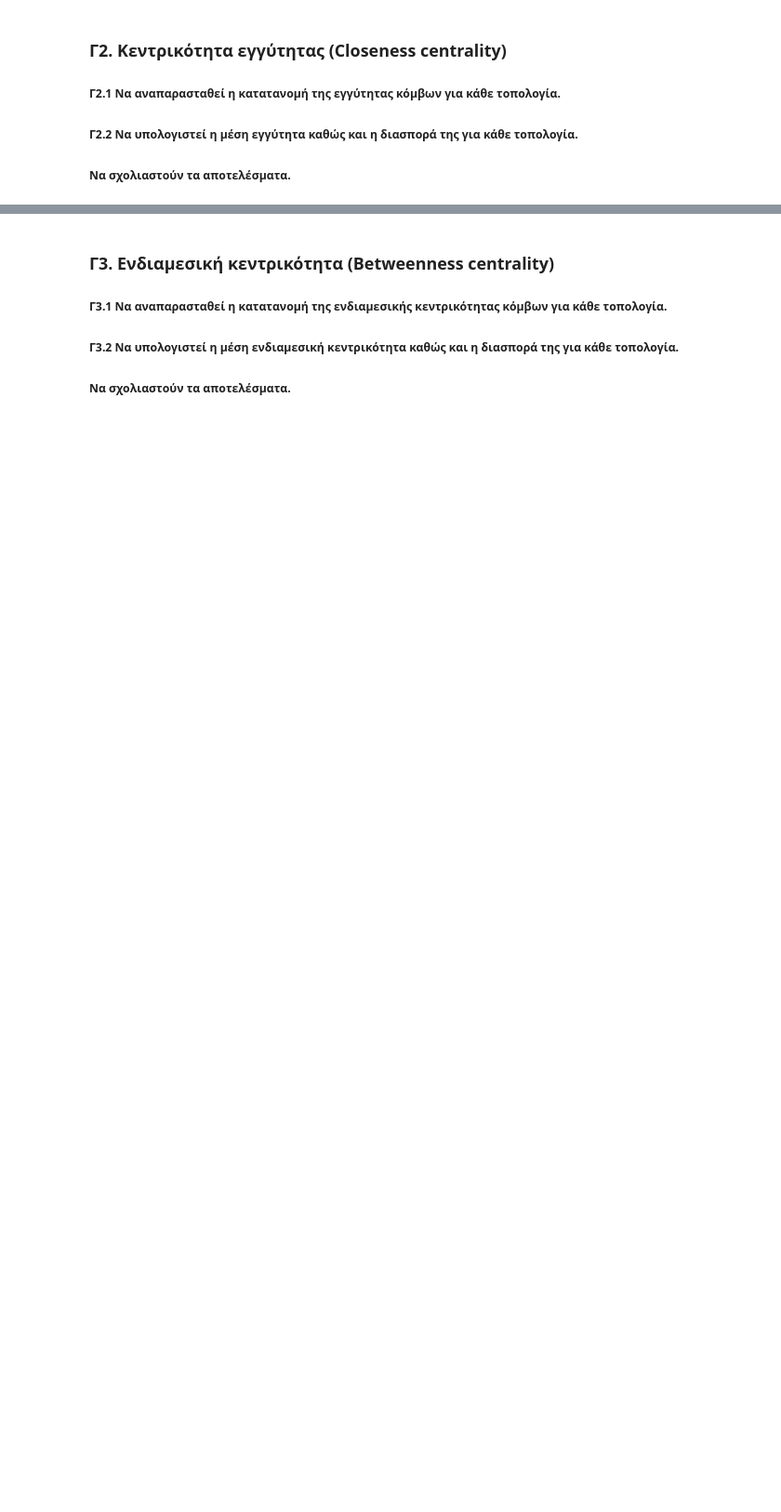
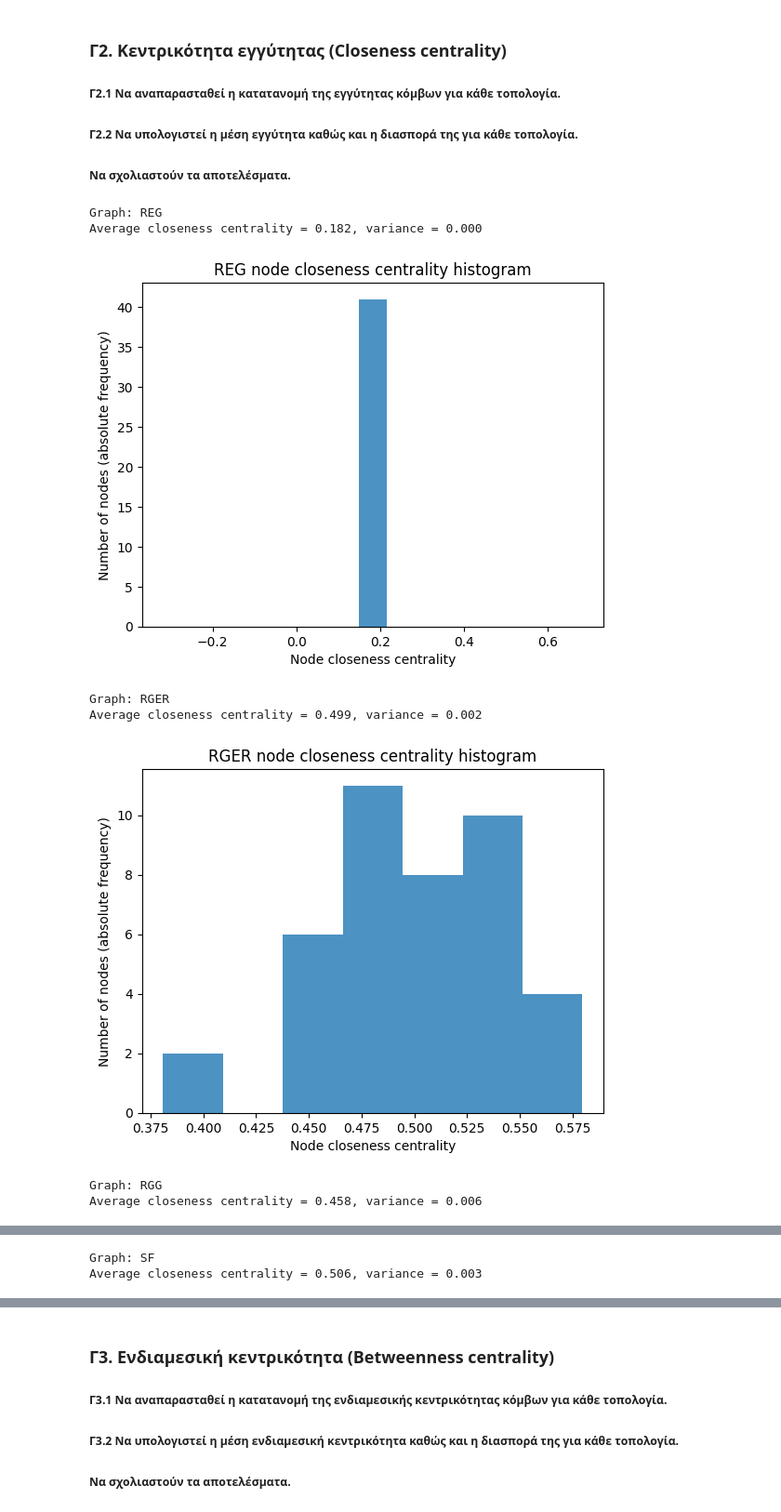
Before and after one commit to billdepo/Social-Networks-Analysis, a Jupyter notebook: lab1/lab1_student_version_Depastas.ipynb, the cells around one changed output, grey strips where cells are left out. Shown at 93% size. Cells and saved outputs as stored; diff of their text form; code cells hidden in the pictures; blank space fills up the shorter version.

```diff
--- a/lab1/lab1_student_version_Depastas.ipynb
+++ b/lab1/lab1_student_version_Depastas.ipynb
@@ -565,6 +682,54 @@ def find_degree(G):
 ##### Γ2.1 Να αναπαρασταθεί η κατατανομή της εγγύτητας κόμβων για κάθε τοπολογία.
 ##### Γ2.2 Να υπολογιστεί η μέση εγγύτητα καθώς και η διασπορά της για κάθε τοπολογία.
 ##### Να σχολιαστούν τα αποτελέσματα.
-# %%
-def find_closeness(G):
-    pass
+# %%
+def find_closeness(G: nx.Graph, n_bins='auto', verbose=True, hist=True, shared_hist=False):
+    """
+    Default mode is verbose=True, hist=True that prints information on the closeness centrality of the graph
+    and also returns them along with a histogram.
+    The 2nd mode is the shared_hist=True where nothing is returned and a common histogram plot can be created.
+    """
+    G_name: str = G.graph['name'] # name attribute of the nx.Graph object
+    n = nx.number_of_nodes(G) # nodes number
+
+    closeness_dict: dict = nx.closeness_centrality(G)
+    closeness: np.array = np.array(list(closeness_dict.values()))
+
+    # histogram of node (local) closeness
+    avg_closeness = np.mean(closeness)
+    var_closeness = np.var(closeness)
+
+    # prints
+    if verbose:
+        print(f"Graph: {G_name}")  # show name of graph
+        print(f"Average closeness centrality = {avg_closeness:.3f}, variance = {var_closeness:.3f}")
+
+    if hist:
+        plt.hist(closeness, bins=n_bins, label=G_name, alpha=0.8) # histogram of local node cc. Binning strategy 'auto' is the max of 'sturges' and 'fd' estimators providing good all around performance.
+        plt.title('Node closeness centrality histogram')
+        plt.xlabel("Node closeness centrality")
+        plt.ylabel("Number of nodes (absolute frequency)")
+
+    if not shared_hist: # if in shared hist mode just create the shared histogram and don't return something
+        plt.title(f"{G_name} node closeness centrality histogram")
+        return hist
+# %%
+graphs: tuple[nx.Graph] = (REG, RGER, RGG, SF, SW)
+graphs_names: list[str] = (G.graph['name'] for G in graphs)
+
+for graph in graphs:
+    plt.figure()
+    if graph == REG:
+        histogram_plot = find_closeness(graph, n_bins=15) # for the REG graph use 15 bins instead of automatically defining them, otherwise a single bin is used by the 'auto' option set as default value in the function
+    else:
+        histogram_plot = find_closeness(graph)
+    plt.show()
+# %% [output]
+Graph: REG
+Average closeness centrality = 0.182, variance = 0.000
+[figure, added]
+Graph: RGER
+Average closeness centrality = 0.499, variance = 0.002
+[figure, added]
+Graph: RGG
+Average closeness centrality = 0.458, variance = 0.006
@@ -570,0 +737,2 @@ def find_closeness(G):
+Graph: SF
+Average closeness centrality = 0.506, variance = 0.003
```
Also changed, not shown: parts of 24 cells of this notebook, 1 other file.
